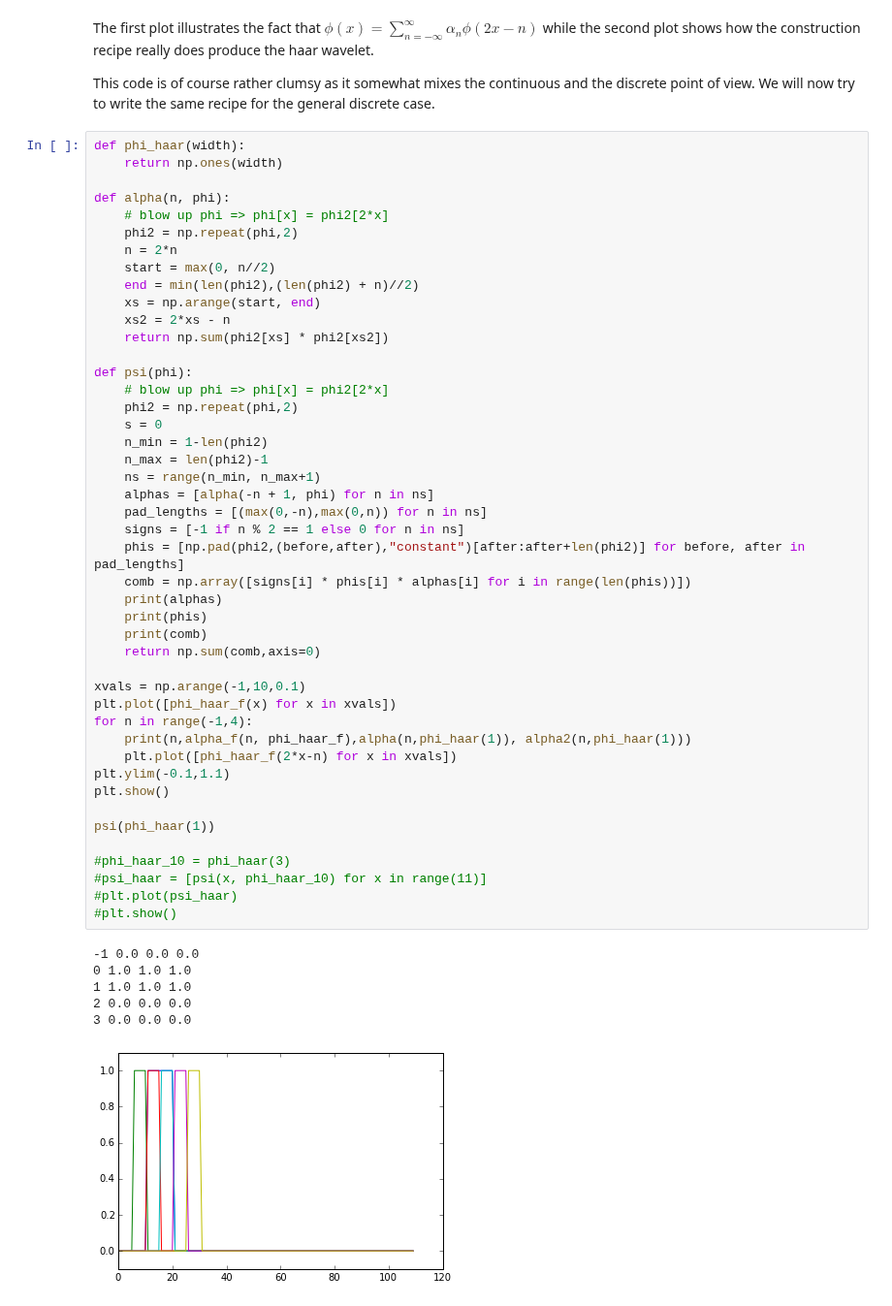
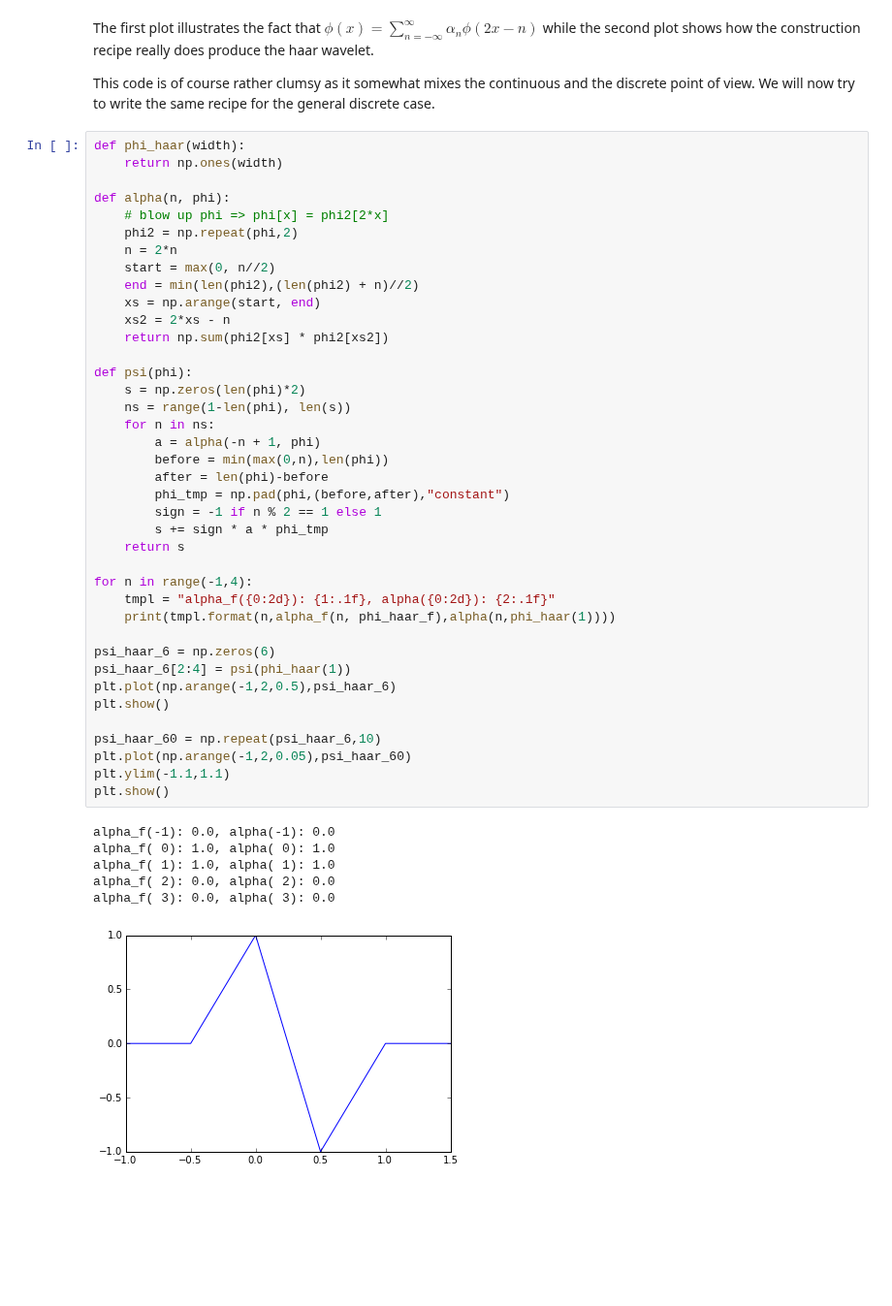
Before and after one commit to CSchoel/learn-wavelets, a Jupyter notebook: wavelet-introduction.ipynb, the cells around one changed output. Shown at 97% size. Cells and saved outputs as stored; diff of their text form; blank space fills up the shorter version.

Commit message:
updates psi function (works for Haar wavelet, to be tested for other wavelets)

```diff
--- a/wavelet-introduction.ipynb
+++ b/wavelet-introduction.ipynb
@@ -683,52 +683,46 @@ This code is of course rather clumsy as it somewhat mixes the continuous and the
 # %%
 def phi_haar(width):
     return np.ones(width)
 
 def alpha(n, phi):
     # blow up phi => phi[x] = phi2[2*x]
     phi2 = np.repeat(phi,2)
     n = 2*n
     start = max(0, n//2)
     end = min(len(phi2),(len(phi2) + n)//2)
     xs = np.arange(start, end)
     xs2 = 2*xs - n
     return np.sum(phi2[xs] * phi2[xs2])
 
 def psi(phi):
-    # blow up phi => phi[x] = phi2[2*x]
-    phi2 = np.repeat(phi,2)
-    s = 0
-    n_min = 1-len(phi2)
-    n_max = len(phi2)-1
-    ns = range(n_min, n_max+1)
-    alphas = [alpha(-n + 1, phi) for n in ns]
-    pad_lengths = [(max(0,-n),max(0,n)) for n in ns]
-    signs = [-1 if n % 2 == 1 else 0 for n in ns]
-    phis = [np.pad(phi2,(before,after),"constant")[after:after+len(phi2)] for before, after in pad_lengths]
-    comb = np.array([signs[i] * phis[i] * alphas[i] for i in range(len(phis))])
-    print(alphas)
-    print(phis)
-    print(comb)
-    return np.sum(comb,axis=0)
+    s = np.zeros(len(phi)*2)
+    ns = range(1-len(phi), len(s))
+    for n in ns:
+        a = alpha(-n + 1, phi)
+        before = min(max(0,n),len(phi))
+        after = len(phi)-before
+        phi_tmp = np.pad(phi,(before,after),"constant")
+        sign = -1 if n % 2 == 1 else 1
+        s += sign * a * phi_tmp
+    return s
 
-xvals = np.arange(-1,10,0.1)
-plt.plot([phi_haar_f(x) for x in xvals])
 for n in range(-1,4):
-    print(n,alpha_f(n, phi_haar_f),alpha(n,phi_haar(1)), alpha2(n,phi_haar(1)))
-    plt.plot([phi_haar_f(2*x-n) for x in xvals])
-plt.ylim(-0.1,1.1)
+    tmpl = "alpha_f({0:2d}): {1:.1f}, alpha({0:2d}): {2:.1f}"
+    print(tmpl.format(n,alpha_f(n, phi_haar_f),alpha(n,phi_haar(1))))
+
+psi_haar_6 = np.zeros(6)
+psi_haar_6[2:4] = psi(phi_haar(1))
+plt.plot(np.arange(-1,2,0.5),psi_haar_6)
 plt.show()
 
-psi(phi_haar(1))
-
-#phi_haar_10 = phi_haar(3)
-#psi_haar = [psi(x, phi_haar_10) for x in range(11)]
-#plt.plot(psi_haar)
-#plt.show()
+psi_haar_60 = np.repeat(psi_haar_6,10)
+plt.plot(np.arange(-1,2,0.05),psi_haar_60)
+plt.ylim(-1.1,1.1)
+plt.show()
 # %% [output]
--1 0.0 0.0 0.0
-0 1.0 1.0 1.0
-1 1.0 1.0 1.0
-2 0.0 0.0 0.0
-3 0.0 0.0 0.0
+alpha_f(-1): 0.0, alpha(-1): 0.0
+alpha_f( 0): 1.0, alpha( 0): 1.0
+alpha_f( 1): 1.0, alpha( 1): 1.0
+alpha_f( 2): 0.0, alpha( 2): 0.0
+alpha_f( 3): 0.0, alpha( 3): 0.0
-[figure, old version]
+[figure, new version]
```
Also changed, not shown: parts of 1 cell of this notebook.
